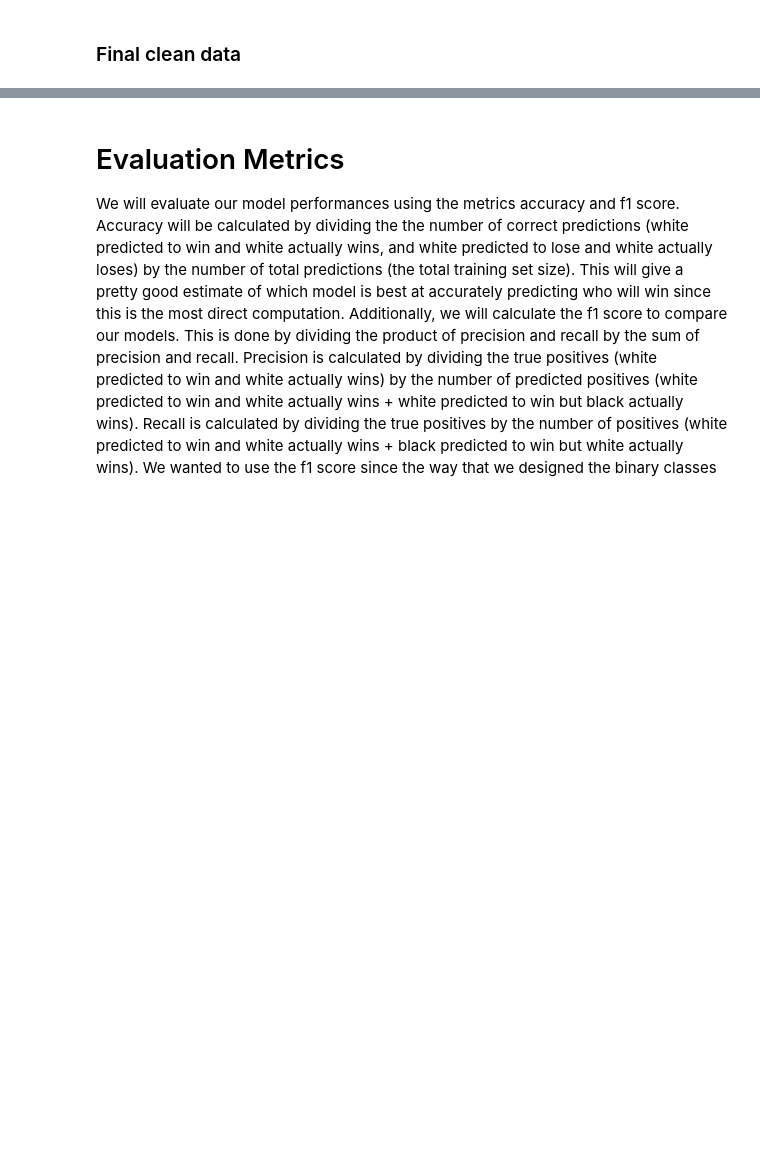
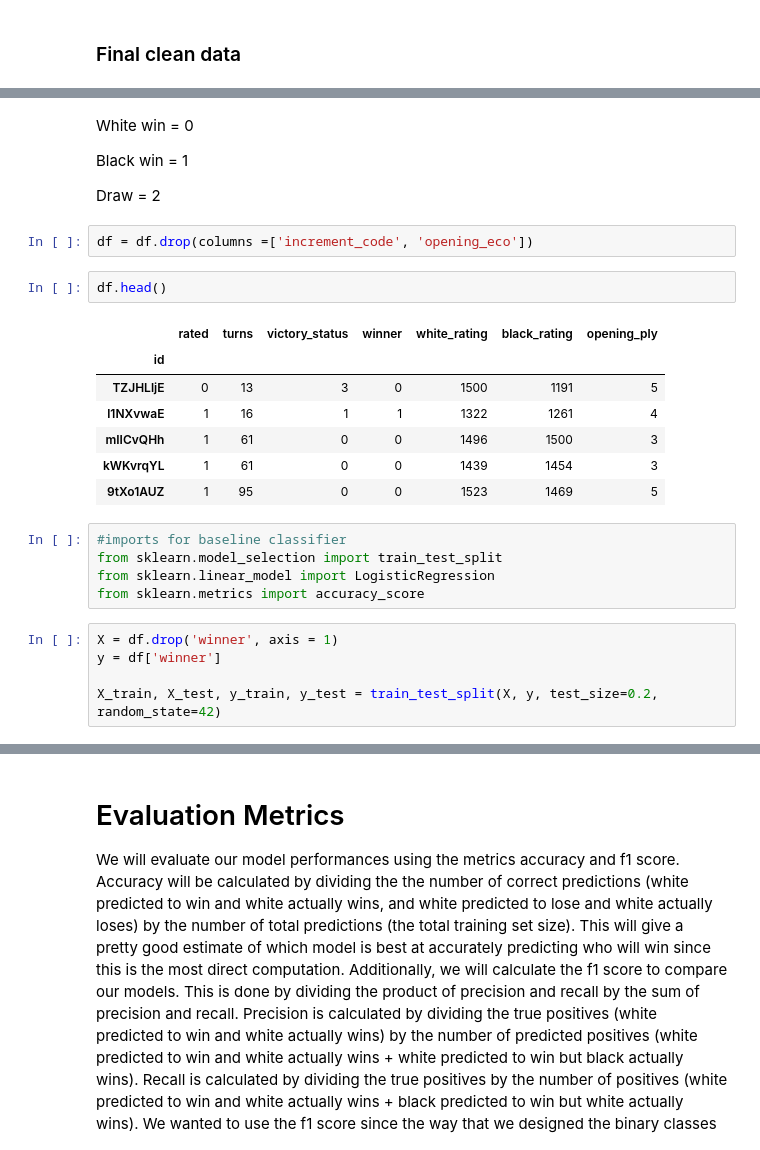
Before and after one commit to kalampark/Lichess-analysis-and-winner-prediction, a Jupyter notebook: CheckpointGroup037-Wi23.ipynb, the cells around one changed output, grey strips where cells are left out. Saved outputs shown, nothing was run; the diff lists cells and outputs as text; blank space fills up the shorter version.

```diff
--- a/CheckpointGroup037-Wi23.ipynb
+++ b/CheckpointGroup037-Wi23.ipynb
@@ -201,3 +201,31 @@ df.head(10)
 | RVN0N3VK | 0 | 9 | 1 | 1 | 15+30 | 1413 | 2108 | B00 | ... |
 | dwF3DJHO | 1 | 66 | 1 | 1 | 15+0 | 1439 | 1392 | C50 | ... |
 | afoMwnLg | 1 | 119 | 0 | 0 | 10+0 | 1381 | 1209 | B01 | ... |
+# %% [markdown]
+White win = 0
+
+Black win = 1
+
+Draw = 2
+# %%
+df = df.drop(columns =['increment_code', 'opening_eco'])
+# %%
+df.head()
+# %% [output]
+|  | rated | turns | victory_status | winner | white_rating | black_rating | opening_ply |
+| id |  |  |  |  |  |  |  |
+| TZJHLljE | 0 | 13 | 3 | 0 | 1500 | 1191 | 5 |
+| l1NXvwaE | 1 | 16 | 1 | 1 | 1322 | 1261 | 4 |
+| mIICvQHh | 1 | 61 | 0 | 0 | 1496 | 1500 | 3 |
+| kWKvrqYL | 1 | 61 | 0 | 0 | 1439 | 1454 | 3 |
+| 9tXo1AUZ | 1 | 95 | 0 | 0 | 1523 | 1469 | 5 |
+# %%
+#imports for baseline classifier
+from sklearn.model_selection import train_test_split
+from sklearn.linear_model import LogisticRegression
+from sklearn.metrics import accuracy_score
+# %%
+X = df.drop('winner', axis = 1)
+y = df['winner']
+
+X_train, X_test, y_train, y_test = train_test_split(X, y, test_size=0.2, random_state=42)
```
Also changed, not shown: parts of 4 cells of this notebook.
